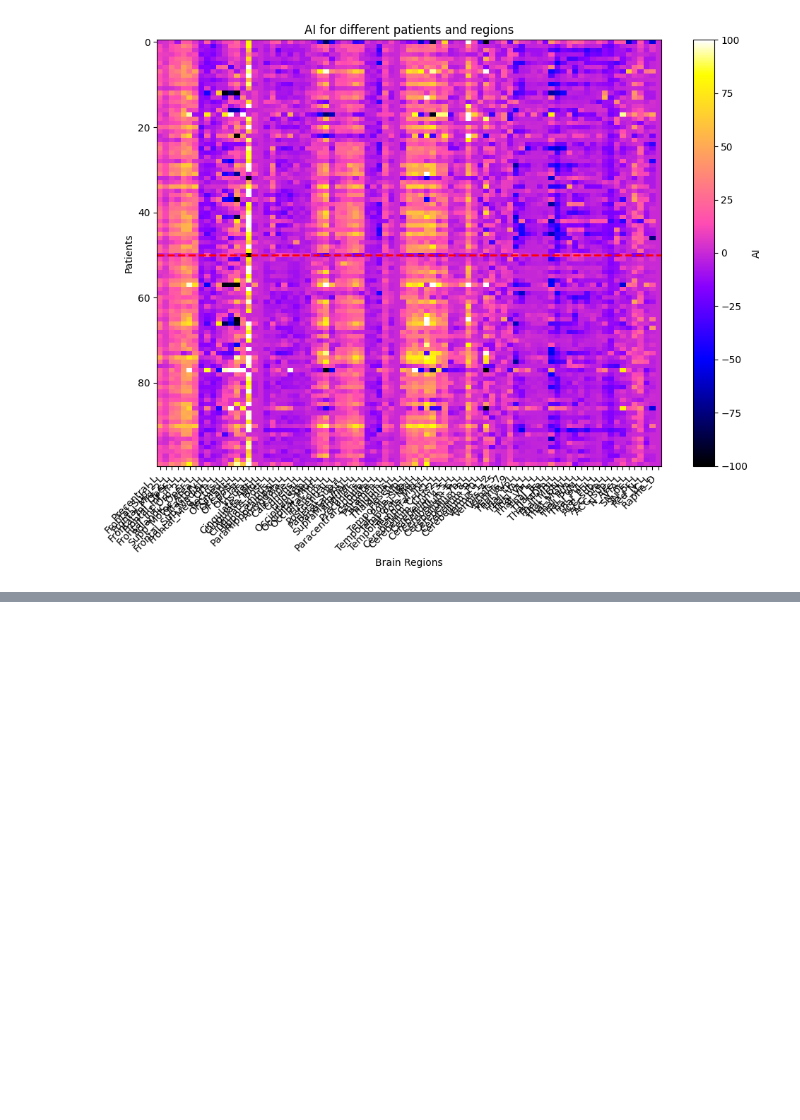
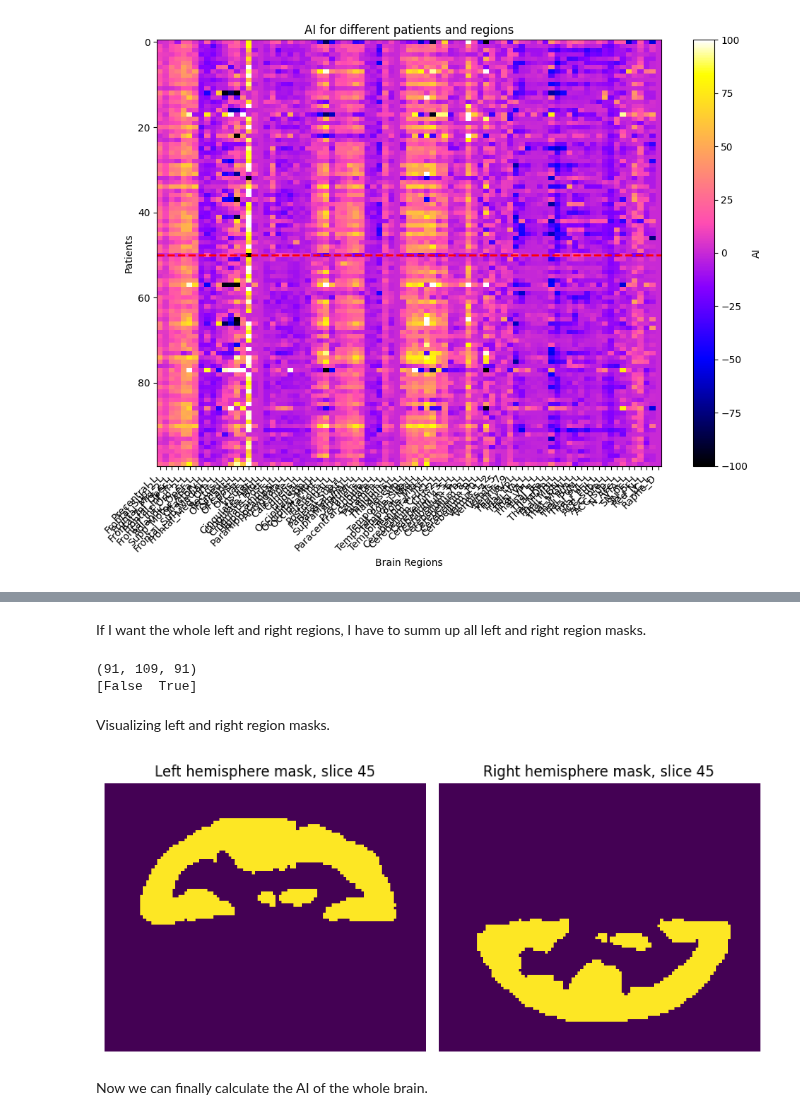
Before and after one commit to Crtox/asymmetryAD, a Jupyter notebook: main.ipynb, the cells around one changed output, grey strips where cells are left out. Cells and saved outputs as stored; diff of their text form; code cells hidden in the pictures; blank space fills up the shorter version.

Commit message:
ai by hemispheres

```diff
--- a/main.ipynb
+++ b/main.ipynb
@@ -319,0 +372,43 @@ plt.show()
+# %% [markdown]
+If I want the whole left and right regions, I have to summ up all left and right region masks.
+# %%
+# initializing empty arrays
+left_hemisphere_mask = np.zeros_like(mask_image_data, dtype=bool)              # Left hemisphere mask
+right_hemisphere_mask = np.zeros_like(mask_image_data, dtype=bool)             # Right hemisphere mask
+
+# Loop through the odd and even values to create the left and right hemisphere masks.
+for i in range(1, 171):                                                   # Assuming regions are 1 to 170
+
+    if i % 2 == 1:                                                        # Odd regions correspond to the left hemisphere
+        left_hemisphere_mask |= (mask_image_data == i)
+
+    else:                                                                      # Even regions correspond to the right hemisphere
+        right_hemisphere_mask |= (mask_image_data == i)
+# %%
+print(left_hemisphere_mask.shape)
+print(np.unique(left_hemisphere_mask))
+# %% [output]
+(91, 109, 91)
+[False  True]
+# %% [markdown]
+Visualizing left and right region masks.
+# %%
+mask_slice_index = 45
+
+
+fig, axs = plt.subplots(1, 2, figsize=(8, 5))
+
+axs[0].imshow(left_hemisphere_mask[:, :, mask_slice_index])
+axs[0].set_title(f'Left hemisphere mask, slice {mask_slice_index}')
+axs[0].axis('off')
+
+axs[1].imshow(right_hemisphere_mask[:, :, mask_slice_index])
+axs[1].set_title(f'Right hemisphere mask, slice {mask_slice_index}')
+axs[1].axis('off')
+
+plt.tight_layout()
+plt.show()
+# %% [output]
+[figure, added]
+# %% [markdown]
+Now we can finally calculate the AI of the whole brain.
```
Also changed, not shown: parts of 12 cells of this notebook.
